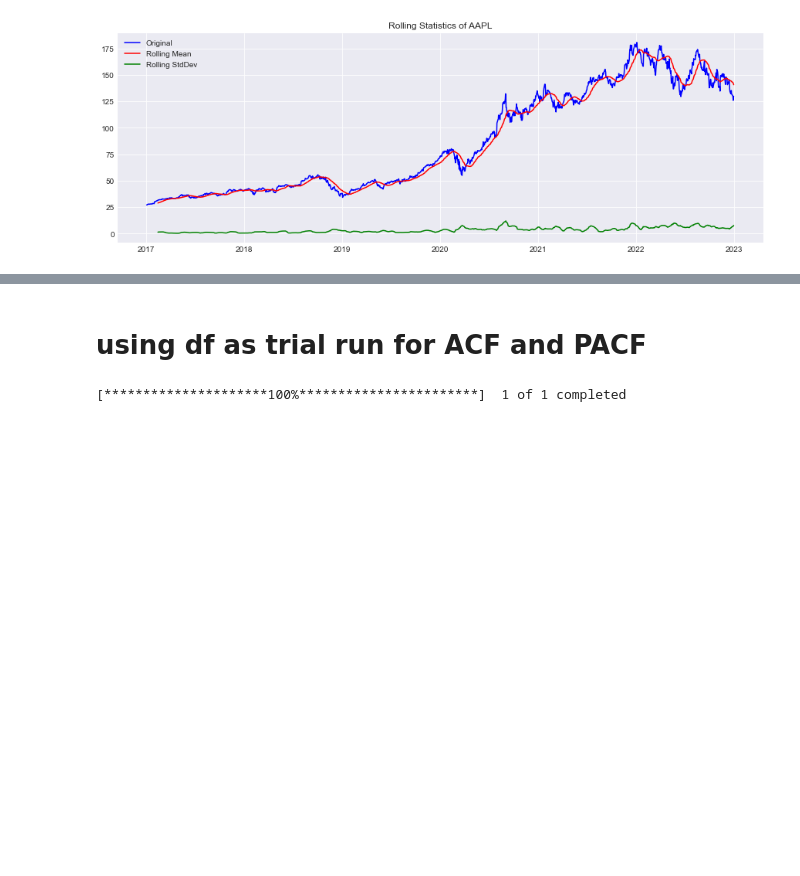
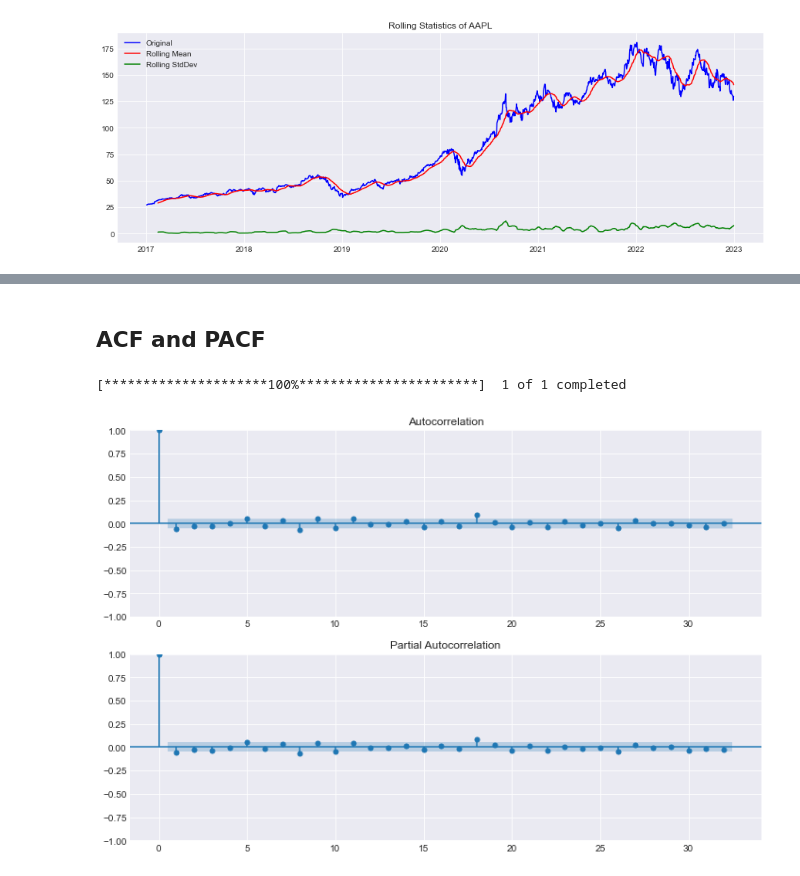
Before and after one commit to rahulakrish/portfolio_builder, a Jupyter notebook: notebook.ipynb, the cells around one changed output, grey strips where cells are left out. Saved outputs shown, nothing was run; the diff lists cells and outputs as text; code cells hidden in the pictures; blank space fills up the shorter version.

```diff
--- a/notebook.ipynb
+++ b/notebook.ipynb
@@ -231,13 +248,17 @@ differencing('AAPL')
  Number of Observations Used  1.498000e+03)
 [figure]
 # %% [markdown]
-# using df as trial run for ACF and PACF
+##  ACF and PACF
 # %%
 df = yf.download('AAPL',start=start_date,end=end_date)
-df=df[['Adj Close']]
-size = df.shape
-cutoff = round(size[0]*0.75)
-train = df[:cutoff]
-test = df[cutoff:]
+df_close = df[['Adj Close']]
+df_diff =df_close.diff(periods=1)
+df_diff.dropna(inplace=True)
 # %% [output]
 [*********************100%***********************]  1 of 1 completed
+# %%
+fig,(ax1,ax2)=plt.subplots(nrows=2,figsize=(12,8))
+acf = plot_acf(df_diff,ax=ax1)
+pacf = plot_pacf(df_diff,ax=ax2)
+# %% [output]
+[figure, added]
```
Also changed, not shown: parts of 36 cells of this notebook.
